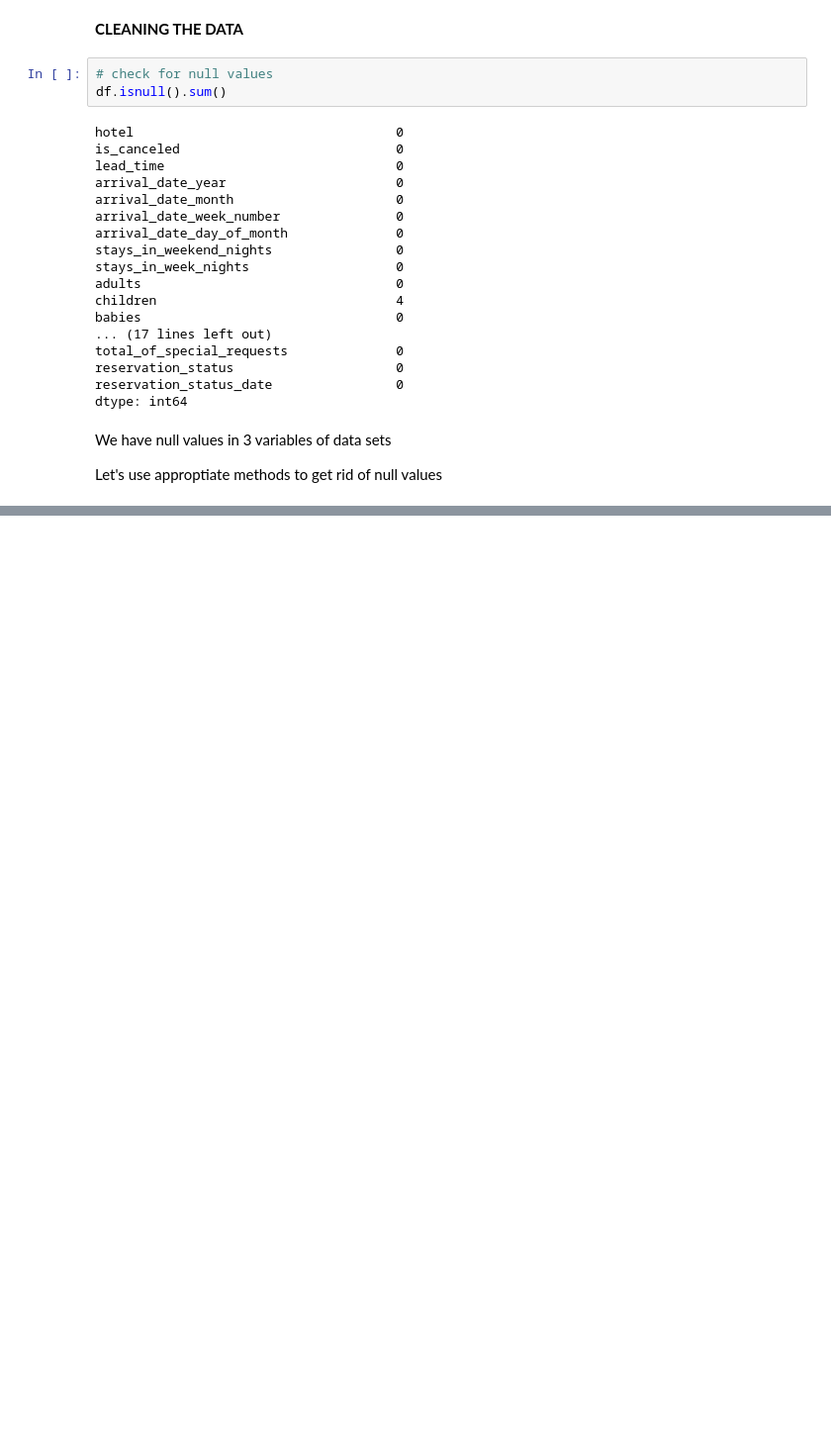
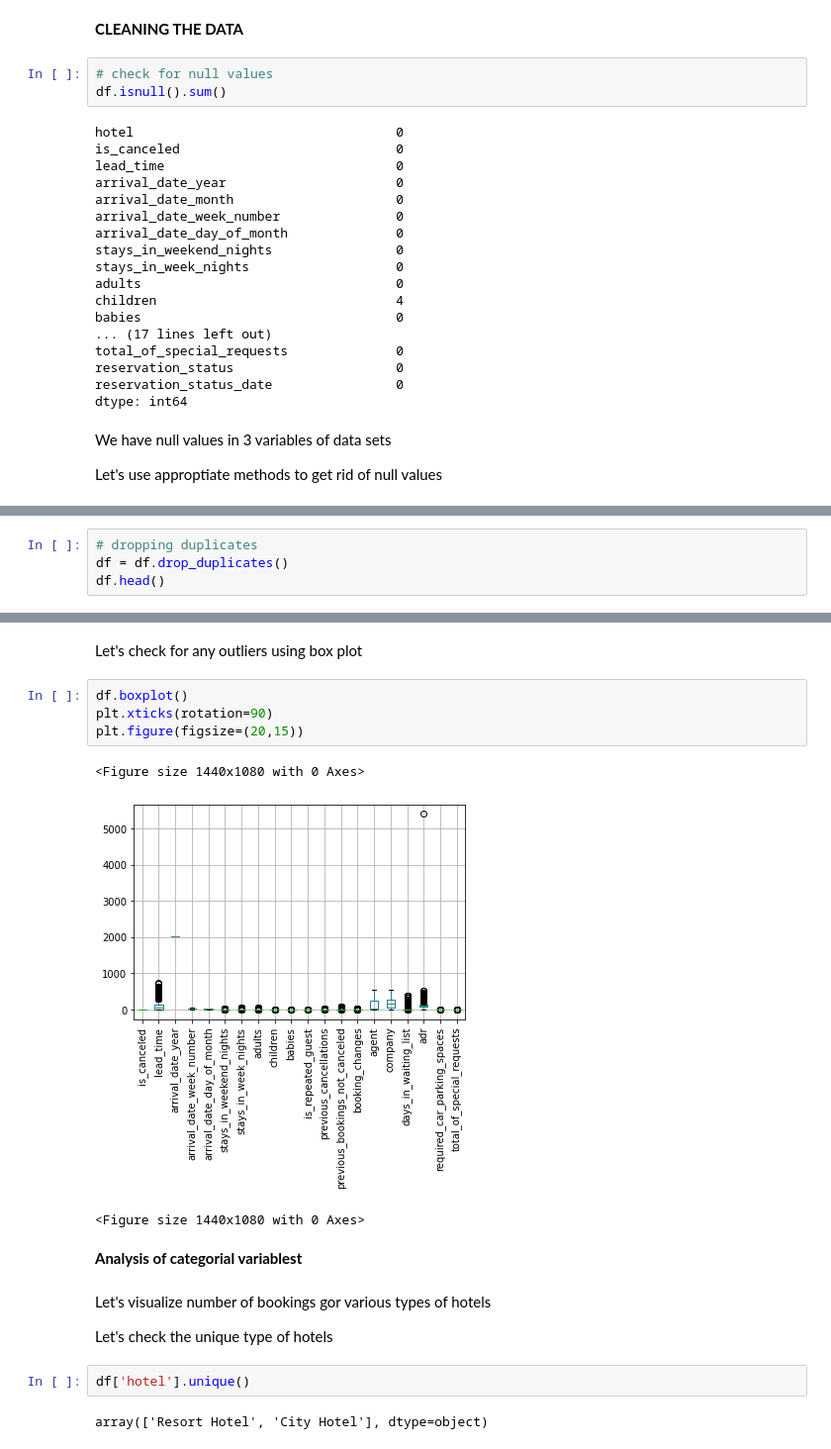
Before and after one commit to SaiMeghanaGoud/EDA-capstone-project, a Jupyter notebook: Copy_of_Hotel_Booking_Analysis_Capstone_Project.ipynb, the cells around one changed output, grey strips where cells are left out. Shown at 99% size. Drawn from its saved outputs; the diff is of its cells as text; blank space fills up the shorter version.

```diff
--- a/Copy_of_Hotel_Booking_Analysis_Capstone_Project.ipynb
+++ b/Copy_of_Hotel_Booking_Analysis_Capstone_Project.ipynb
@@ -265,0 +282,4 @@ df[['market_segment','agent','company']]
+# %%
+# dropping duplicates
+df = df.drop_duplicates()
+df.head()
@@ -265,0 +293,20 @@ df[['market_segment','agent','company']]
+# %% [markdown]
+Let's check for any outliers using box plot
+# %%
+df.boxplot()
+plt.xticks(rotation=90)
+plt.figure(figsize=(20,15))
+# %% [output]
+<Figure size 1440x1080 with 0 Axes>
+[figure, added]
+<Figure size 1440x1080 with 0 Axes>
+# %% [markdown]
+**Analysis of categorial variablest**
+# %% [markdown]
+Let's visualize number of bookings gor various types of hotels
+
+Let's check the unique type of hotels
+# %%
+df['hotel'].unique()
+# %% [output]
+array(['Resort Hotel', 'City Hotel'], dtype=object)
```
Also changed, not shown: parts of 57 cells of this notebook.
